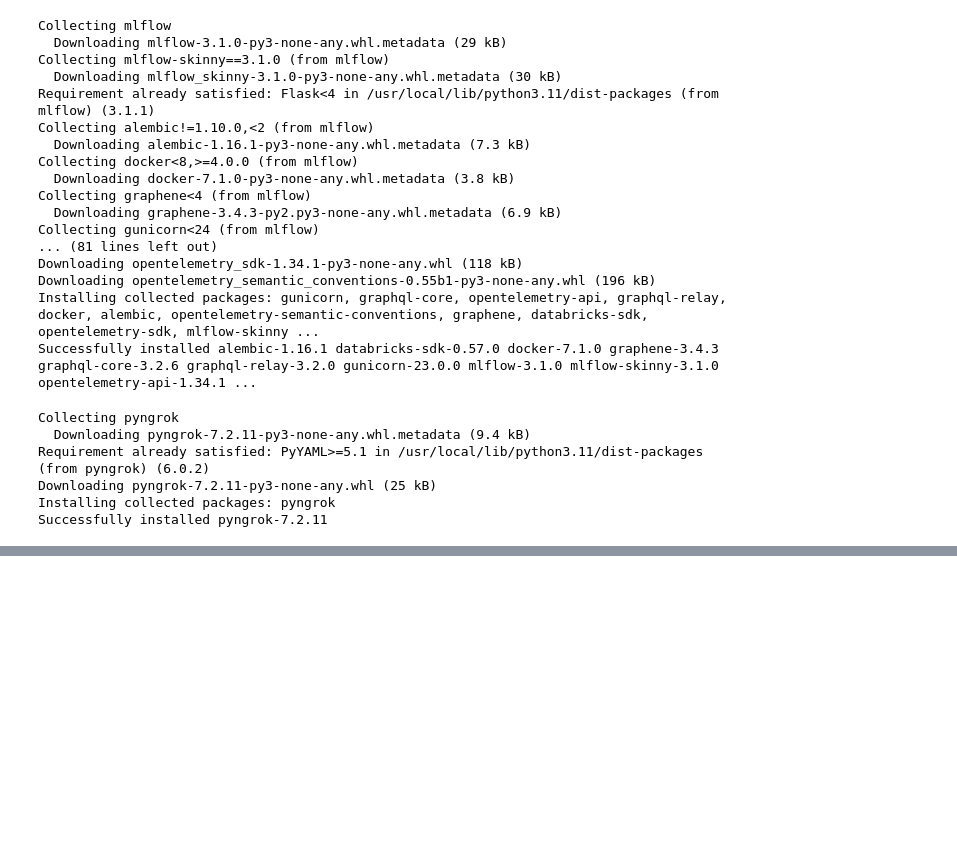
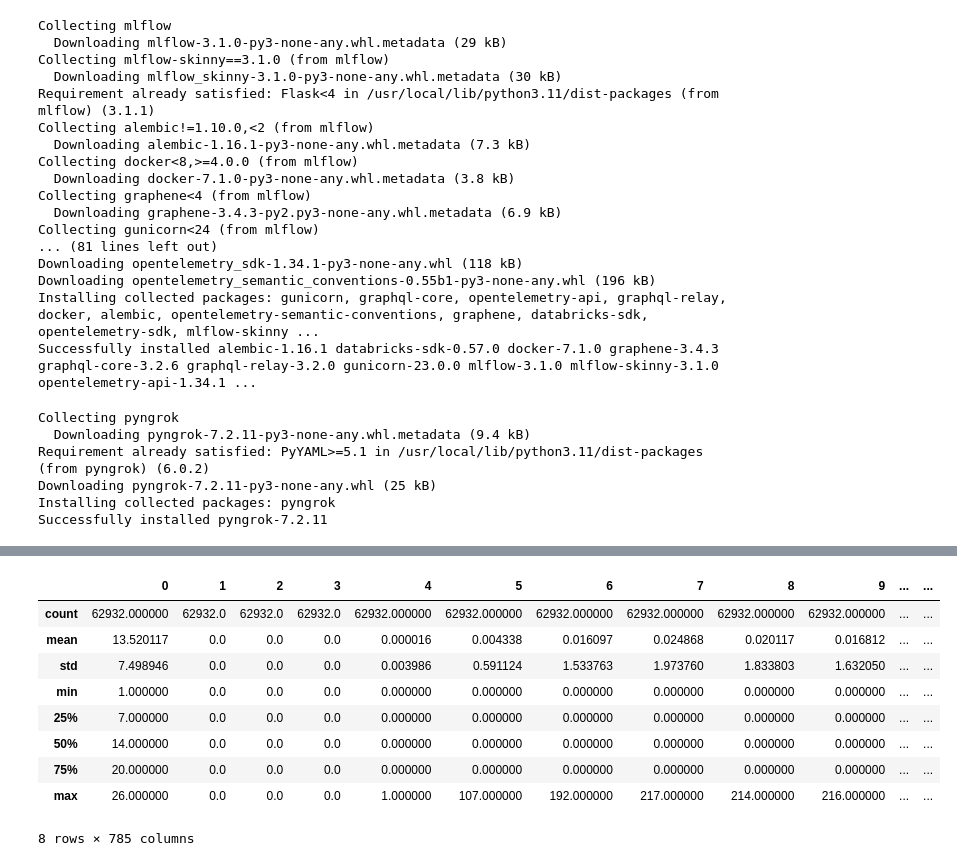
Before and after one commit to sdivyakolu/Pytorch_Tutorial, a Jupyter notebook: EMNIST_Classification_UsingDNN_DenseNuralNetworks.ipynb, the cells around one changed output, grey strips where cells are left out. Drawn from its saved outputs; the diff is of its cells as text; code cells hidden in the pictures; blank space fills up the shorter version.

```diff
--- a/EMNIST_Classification_UsingDNN_DenseNuralNetworks.ipynb
+++ b/EMNIST_Classification_UsingDNN_DenseNuralNetworks.ipynb
@@ -107,0 +150,13 @@ MessageError: Error: credential propagation was unsuccessful
+# %%
+emnist_train_data.describe()
+# %% [output]
+|  | 0 | 1 | 2 | 3 | 4 | 5 | 6 | 7 | 8 | 9 | ... | ... |
+| count | 62932.000000 | 62932.0 | 62932.0 | 62932.0 | 62932.000000 | 62932.000000 | 62932.000000 | 62932.000000 | 62932.000000 | 62932.000000 | ... | ... |
+| mean | 13.520117 | 0.0 | 0.0 | 0.0 | 0.000016 | 0.004338 | 0.016097 | 0.024868 | 0.020117 | 0.016812 | ... | ... |
+| std | 7.498946 | 0.0 | 0.0 | 0.0 | 0.003986 | 0.591124 | 1.533763 | 1.973760 | 1.833803 | 1.632050 | ... | ... |
+| min | 1.000000 | 0.0 | 0.0 | 0.0 | 0.000000 | 0.000000 | 0.000000 | 0.000000 | 0.000000 | 0.000000 | ... | ... |
+| 25% | 7.000000 | 0.0 | 0.0 | 0.0 | 0.000000 | 0.000000 | 0.000000 | 0.000000 | 0.000000 | 0.000000 | ... | ... |
+| 50% | 14.000000 | 0.0 | 0.0 | 0.0 | 0.000000 | 0.000000 | 0.000000 | 0.000000 | 0.000000 | 0.000000 | ... | ... |
+| 75% | 20.000000 | 0.0 | 0.0 | 0.0 | 0.000000 | 0.000000 | 0.000000 | 0.000000 | 0.000000 | 0.000000 | ... | ... |
+| max | 26.000000 | 0.0 | 0.0 | 0.0 | 1.000000 | 107.000000 | 192.000000 | 217.000000 | 214.000000 | 216.000000 | ... | ... |
+8 rows × 785 columns
```
Also changed, not shown: parts of 4 cells of this notebook.
